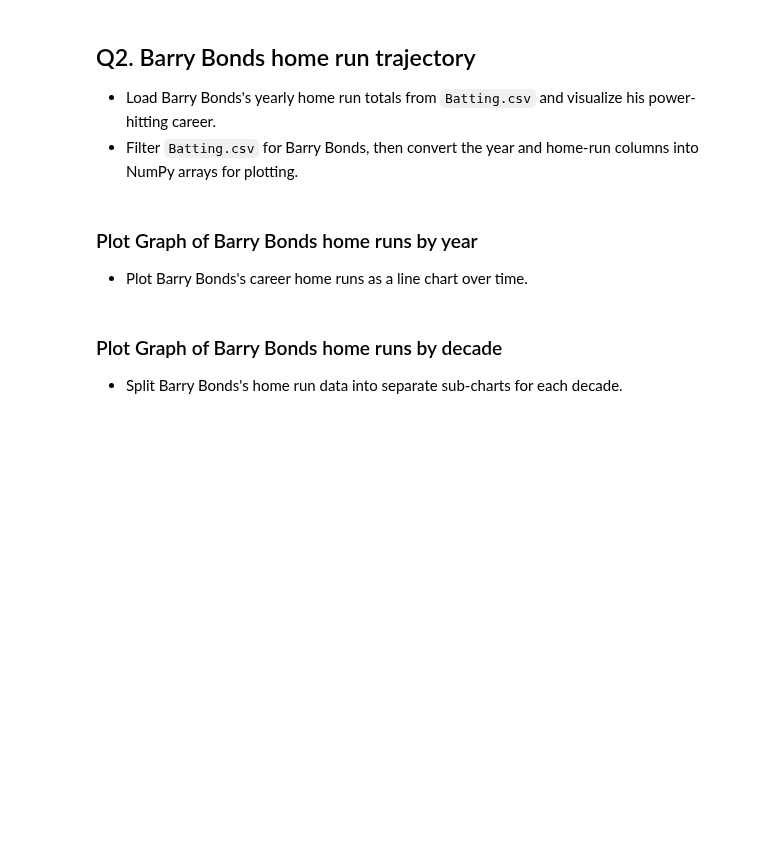
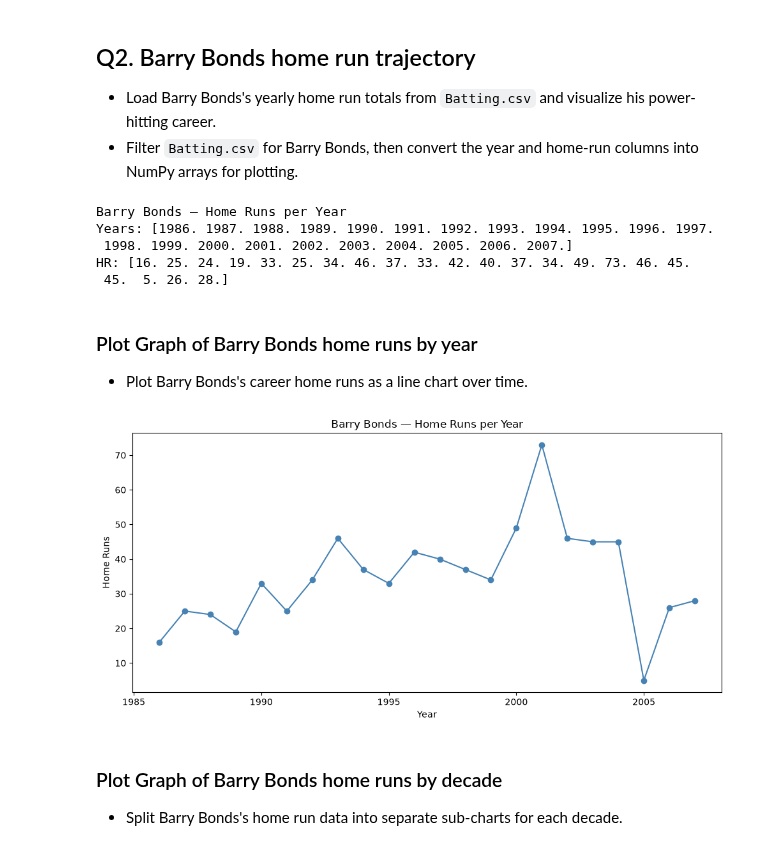
Before and after one commit to Jimmyu2foru18/Algorithms-Programming-Technique-6010, a Jupyter notebook: Assignment 4/02 Baseball Databank/Baseball.ipynb, the cells around one changed output. Drawn from its saved outputs; the diff is of its cells as text; code cells hidden in the pictures; blank space fills up the shorter version.

```diff
--- a/Assignment 4/02 Baseball Databank/Baseball.ipynb
+++ b/Assignment 4/02 Baseball Databank/Baseball.ipynb
@@ -38,26 +51,31 @@ else:
 - Filter `Batting.csv` for Barry Bonds, then convert the year and home-run columns into NumPy arrays for plotting.
 # %%
 batting = np.genfromtxt('Data/Batting.csv', delimiter=',', dtype=None, names=True, encoding='utf-8')
-
-bonds_rows = batting[batting['playerID'] == b'bondsba01']
-
+bonds_rows = batting[batting['playerID'] == 'bondsba01']
 bonds_years = bonds_rows['yearID'].astype(float)
 bonds_home_runs = bonds_rows['HR'].astype(float)
-
-print('Barry Bonds — Home Runs by Year')
+print('Barry Bonds — Home Runs per Year')
 print('Years:', bonds_years)
 print('HR:', bonds_home_runs)
+# %% [output]
+Barry Bonds — Home Runs per Year
+Years: [1986. 1987. 1988. 1989. 1990. 1991. 1992. 1993. 1994. 1995. 1996. 1997.
+ 1998. 1999. 2000. 2001. 2002. 2003. 2004. 2005. 2006. 2007.]
+HR: [16. 25. 24. 19. 33. 25. 34. 46. 37. 33. 42. 40. 37. 34. 49. 73. 46. 45.
+ 45.  5. 26. 28.]
 # %% [markdown]
 ### Plot Graph of Barry Bonds home runs by year
 - Plot Barry Bonds's career home runs as a line chart over time.
 # %%
 figure, axis = plt.subplots(figsize=(10, 5))
 axis.plot(bonds_years, bonds_home_runs, color='steelblue', marker='o')
-axis.set_title('Barry Bonds — Home Runs by Year')
+axis.set_title('Barry Bonds — Home Runs per Year')
 axis.set_xlabel('Year')
 axis.set_ylabel('Home Runs')
 plt.tight_layout()
 plt.show()
+# %% [output]
+[figure, added]
 # %% [markdown]
 ### Plot Graph of Barry Bonds home runs by decade
 - Split Barry Bonds's home run data into separate sub-charts for each decade.
```
Also changed, not shown: parts of 8 cells of this notebook.
